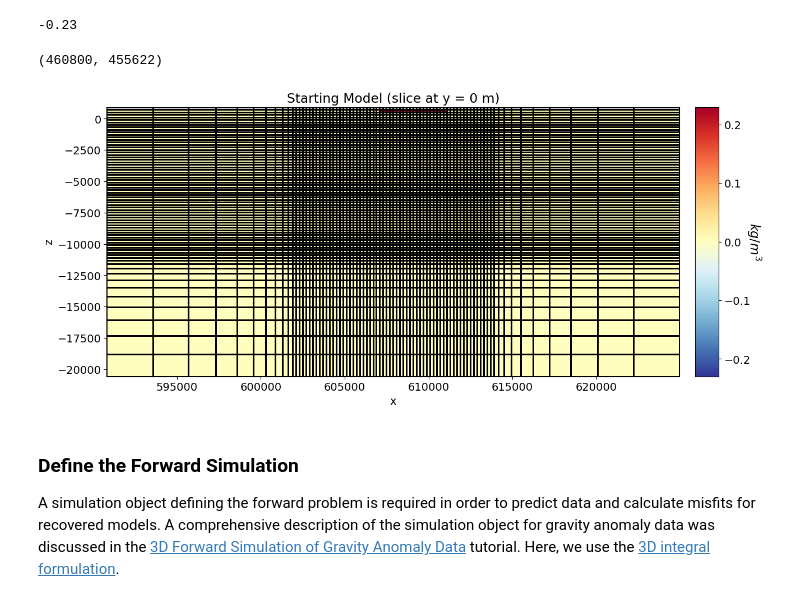
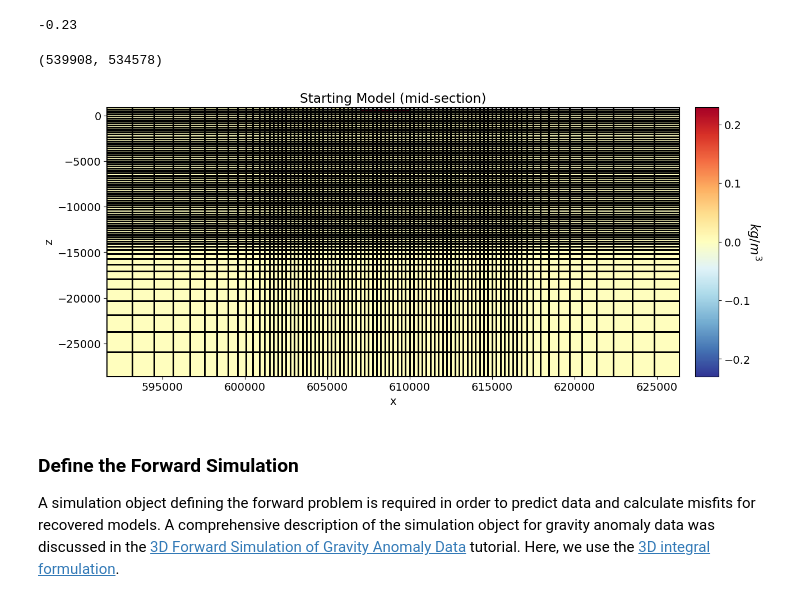
Before and after one commit to Souza-junior/Gravity_CS, a Jupyter notebook: code/CS_inversion.ipynb, the cells around one changed output. Drawn from its saved outputs; the diff is of its cells as text; code cells hidden in the pictures.

```diff
--- a/code/CS_inversion.ipynb
+++ b/code/CS_inversion.ipynb
@@ -152,14 +152,14 @@ tensor_mesh.origin += np.r_[(xmin+xmax)/2, (ymin+ymax)/2, topo_xyz[:, -1].max()]
 # tensor_mesh = TensorMesh([hx, hy, hz], "CCN")
 
 # Generate tensor mesh with top at z = 0 m
-dh = 200.0  # minimum cell size
-hx = [(dh, 10, -1.3), (dh, 60), (dh, 10, 1.3)]  # discretization along x
-hy = [(dh, 10, -1.3), (dh, 60), (dh, 10, 1.3)]  # discretization along y
-hz = [(dh, 12, -1.2), (dh, 60)]  # discretization along z
+dh = 250.0  # minimum cell size
+hx = [(dh, 13, -1.15), (dh, 60), (dh, 13, 1.15)]  # discretization along x
+hy = [(dh, 13, -1.15), (dh, 60), (dh, 13, 1.15)]  # discretization along y
+hz = [(dh, 13, -1.2), (dh, 60)]  # discretization along z
 tensor_mesh = TensorMesh([hx, hy, hz], "CCN")
 
 # Shift vertically to top same as maximum topography
-tensor_mesh.origin += np.r_[(xmin+xmax)/2, (ymin+ymax)/2, topo_xyz[:, -1].max()]
+tensor_mesh.origin += np.r_[609000, 8185000, topo_xyz[:, -1].max()]
 # %%
 # Obter coordenadas do centro das células para TODA a malha
 cell_centers = tensor_mesh.cell_centers
@@ -171,9 +171,9 @@ x_all, y_all, z_all = cell_centers[:, 0], cell_centers[:, 1], cell_centers[:, 2]
 mask_host =(z_all >= 0) & (z_all <= 926)
 
 
-mask_full = (x_all >= 607000) & (x_all <= 611000) & \
+mask_full = (x_all >= 607000) & (x_all <= 610000) & \
             (y_all >= 8182000) & (y_all <= 8188000) & \
-            (z_all >= 600) & (z_all <= 926)
+            (z_all >= 500) & (z_all <= 926)
 
 
 # mask_full = (x_all > 606000) & (x_all < 608000) & \
@@ -223,8 +223,8 @@ reference_tensor_model = np.zeros_like(starting_tensor_model)
 # %%
 starting_tensor_model = 1e-6 * np.ones(n_tensor_active)
 reference_tensor_model = np.zeros_like(starting_tensor_model)
-pos = np.array(indices_host)[np.array(indices_host) < n_tensor_active]  # Garante que os índices estão dentro dos limites
-reference_tensor_model[pos] = 0.0
+# pos = np.array(indices_host)[np.array(indices_host) < n_tensor_active]  # Garante que os índices estão dentro dos limites
+# reference_tensor_model[pos] = 0.0
 pos = np.array(indices)[np.array(indices) < n_tensor_active]  # Garante que os índices estão dentro dos limites
 reference_tensor_model[pos] = -0.23
 # %%
@@ -236,35 +236,35 @@ reference_tensor_model.min()
 tensor_plotting_map = maps.InjectActiveCells(tensor_mesh, active_tensor_cells, np.nan)
 np.shape(tensor_plotting_map)
 # %% [output]
-(460800, 455622)
+(539908, 534578)
 # %%
 fig = plt.figure(figsize=(14, 6))
 ax1 = fig.add_axes([0.1, 0.1, 0.73, 0.8])
 
 
 scale = np.max(abs(reference_tensor_model))
 
 norm = mpl.colors.Normalize(vmin=-scale, vmax=scale)
 tensor_mesh.plot_slice(
     tensor_plotting_map * reference_tensor_model*-1000,
     normal="Y",
     ax=ax1,
-    # ind=int(tensor_mesh.shape_cells[1] / 2),
-    ind=25,
+    ind=int(tensor_mesh.shape_cells[1] / 2),
+    # ind=40,
     grid=True,
     pcolor_opts={"cmap": mpl.cm.RdYlBu_r, "norm": norm},
 )
-ax1.set_title("Starting Model (slice at y = 0 m)")
+ax1.set_title("Starting Model (mid-section)")
 
 ax2 = fig.add_axes([0.85, 0.1, 0.03, 0.8])
 cbar = mpl.colorbar.ColorbarBase(
     ax2, norm=norm, orientation="vertical", cmap=mpl.cm.RdYlBu_r
 )
 cbar.set_label("$kg/m^3$", rotation=270, labelpad=15, size=16)
 
 plt.show()
 # %% [output]
-[figure, old version]
+[figure, new version]
 # %% [markdown]
 ### Define the Forward Simulation
 
```
Also changed, not shown: parts of 48 cells of this notebook, 7 other files.
